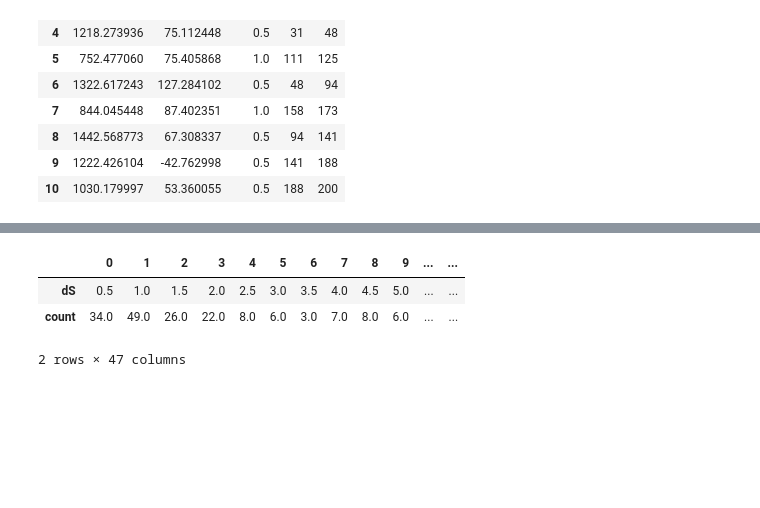
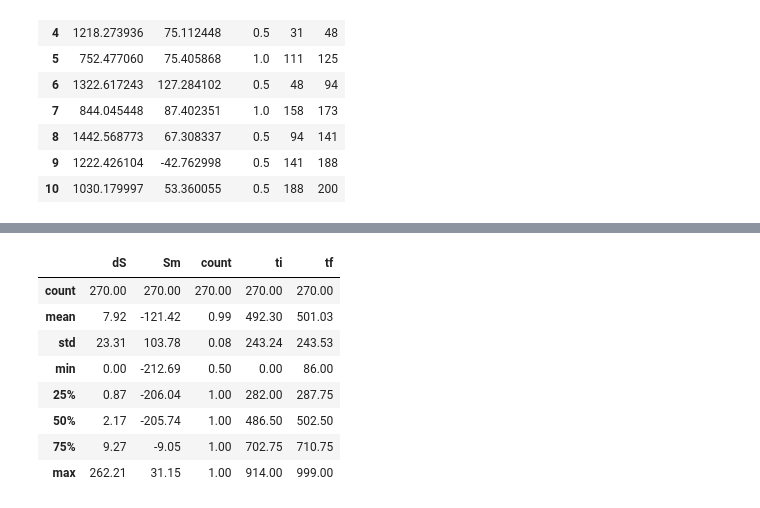
Before and after one commit to dmkeijzer/RBDOWigeon-paper, a Jupyter notebook: structures/NewBox.ipynb, the cells around one changed output, grey strips where cells are left out. Cells and saved outputs as stored; diff of their text form; code cells hidden in the pictures; blank space fills up the shorter version.

```diff
--- a/structures/NewBox.ipynb
+++ b/structures/NewBox.ipynb
@@ -383,12 +383,12 @@ class Fatigue:
         return self.ts, self.cyc
 
     def getCycles(self):
-        df = pd.DataFrame(data=list([a, b] for a, b in rainflow.count_cycles(self.cyc, binsize=0.5)),
-                              columns='dS, count'.split(', '))
+        df = pd.DataFrame(data=list(rainflow.extract_cycles(self.cyc)),
+                              columns='dS, Sm, count, ti, tf'.split(', '))
         self.df = df[df['count'] != 0]
         return self.df
 # %%
-fatigue = Fatigue(10, -22.5, -206, 4, 2, 0.5)
+fatigue = Fatigue(-10, 22.5, -206, 4, 2, 0.5)
 t, y = fatigue.determineCycle()
 sns.lineplot(x=t, y=y)
 # %% [output]
@@ -397,7 +397,12 @@ sns.lineplot(x=t, y=y)
 # %%
-fatigue.getCycles().transpose()
+fatigue.getCycles().describe().round(2)
 # %% [output]
-|  | 0 | 1 | 2 | 3 | 4 | 5 | 6 | 7 | 8 | 9 | ... | ... |
-| dS | 0.5 | 1.0 | 1.5 | 2.0 | 2.5 | 3.0 | 3.5 | 4.0 | 4.5 | 5.0 | ... | ... |
-| count | 34.0 | 49.0 | 26.0 | 22.0 | 8.0 | 6.0 | 3.0 | 7.0 | 8.0 | 6.0 | ... | ... |
+|  | dS | Sm | count | ti | tf |
+| count | 270.00 | 270.00 | 270.00 | 270.00 | 270.00 |
+| mean | 7.92 | -121.42 | 0.99 | 492.30 | 501.03 |
+| std | 23.31 | 103.78 | 0.08 | 243.24 | 243.53 |
+| min | 0.00 | -212.69 | 0.50 | 0.00 | 86.00 |
+| 25% | 0.87 | -206.04 | 1.00 | 282.00 | 287.75 |
+| 50% | 2.17 | -205.74 | 1.00 | 486.50 | 502.50 |
+| 75% | 9.27 | -9.05 | 1.00 | 702.75 | 710.75 |
+| max | 262.21 | 31.15 | 1.00 | 914.00 | 999.00 |
-2 rows × 47 columns
```
Also changed, not shown: parts of 1 cell of this notebook.
